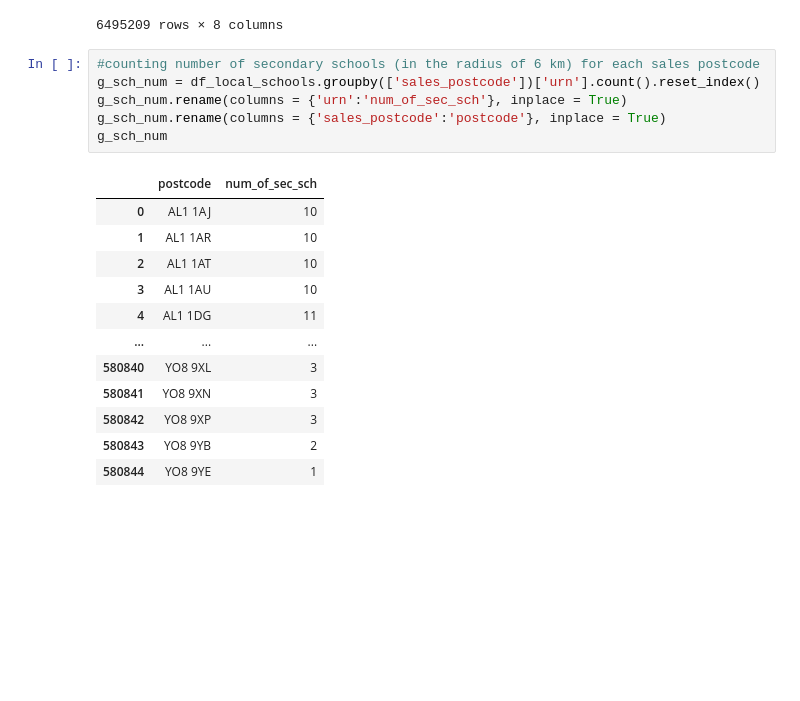
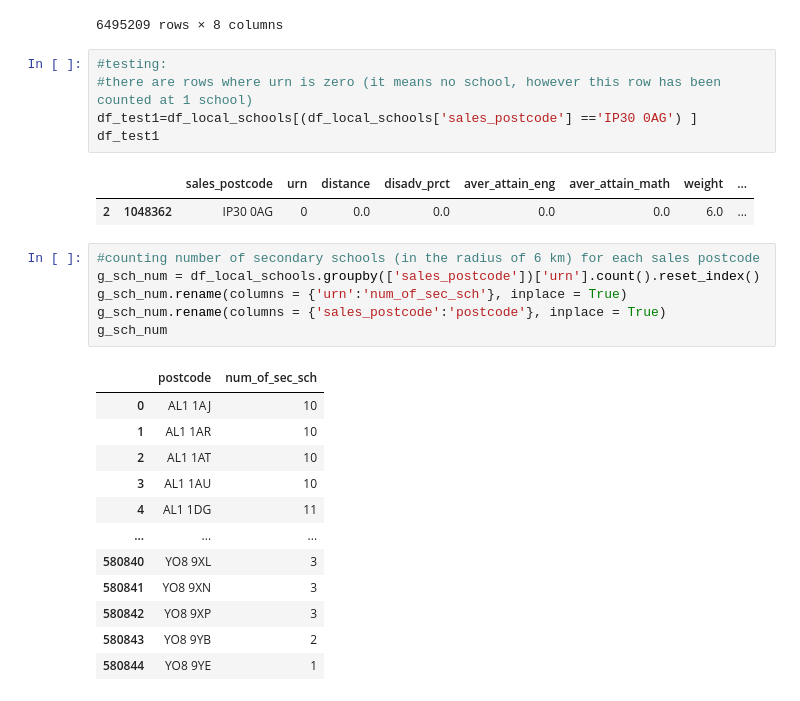
Before and after one commit to oxanaRC/CE902, a Jupyter notebook: Building_experimental_dataset.ipynb, the cells around one changed output. Drawn from its saved outputs; the diff is of its cells as text; blank space fills up the shorter version.

```diff
--- a/Building_experimental_dataset.ipynb
+++ b/Building_experimental_dataset.ipynb
@@ -291,6 +294,14 @@ df_local_schools
 |  | 772681 | YO8 9YB | 143138 | 5.082820 | 18.0 | 9.6 | 10.1 | 0.917180 | ... |
 |  | 772682 | YO8 9YE | 143138 | 5.811333 | 18.0 | 9.6 | 10.1 | 0.188667 | ... |
 6495209 rows × 8 columns
+# %%
+#testing:
+#there are rows where urn is zero (it means no school, however this row has been counted at 1 school)
+df_test1=df_local_schools[(df_local_schools['sales_postcode'] =='IP30 0AG') ]
+df_test1
+# %% [output]
+|  |  | sales_postcode | urn | distance | disadv_prct | aver_attain_eng | aver_attain_math | weight | ... |
+| 2 | 1048362 | IP30 0AG | 0 | 0.0 | 0.0 | 0.0 | 0.0 | 6.0 | ... |
 # %%
 #counting number of secondary schools (in the radius of 6 km) for each sales postcode
 g_sch_num = df_local_schools.groupby(['sales_postcode'])['urn'].count().reset_index()
```
Also changed, not shown: parts of 1 cell of this notebook.
